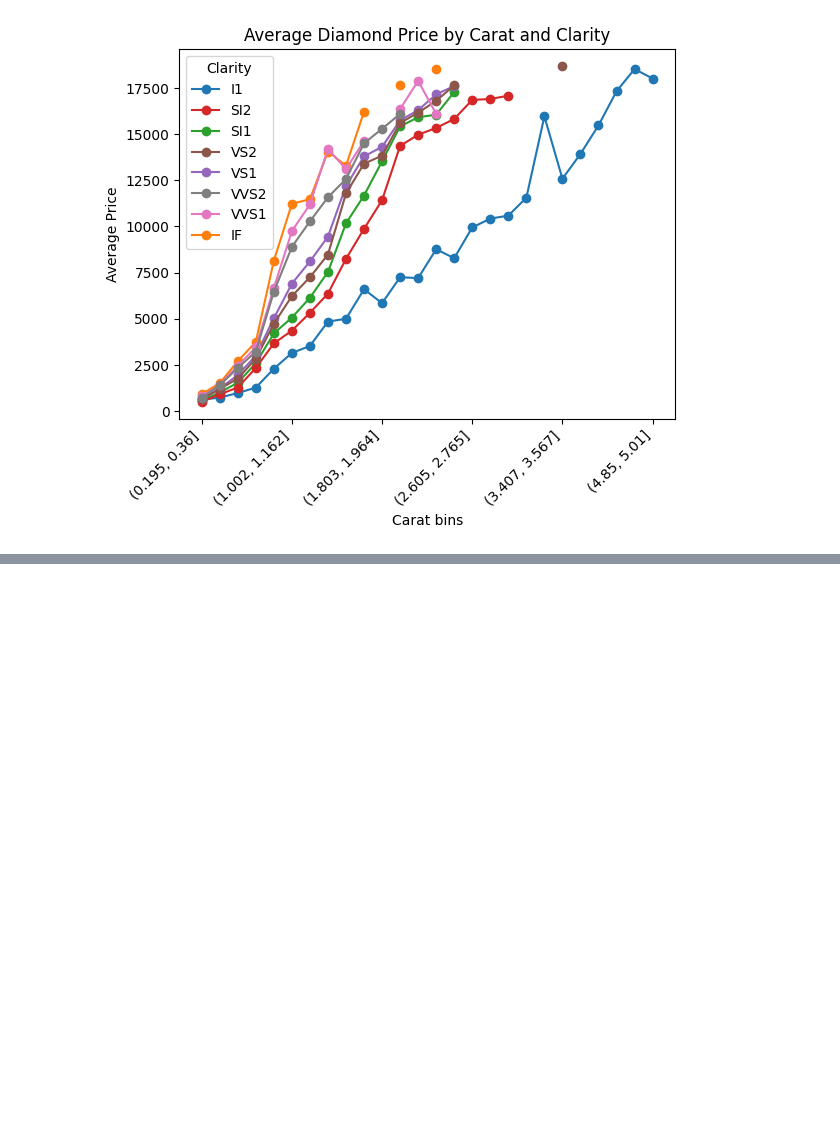
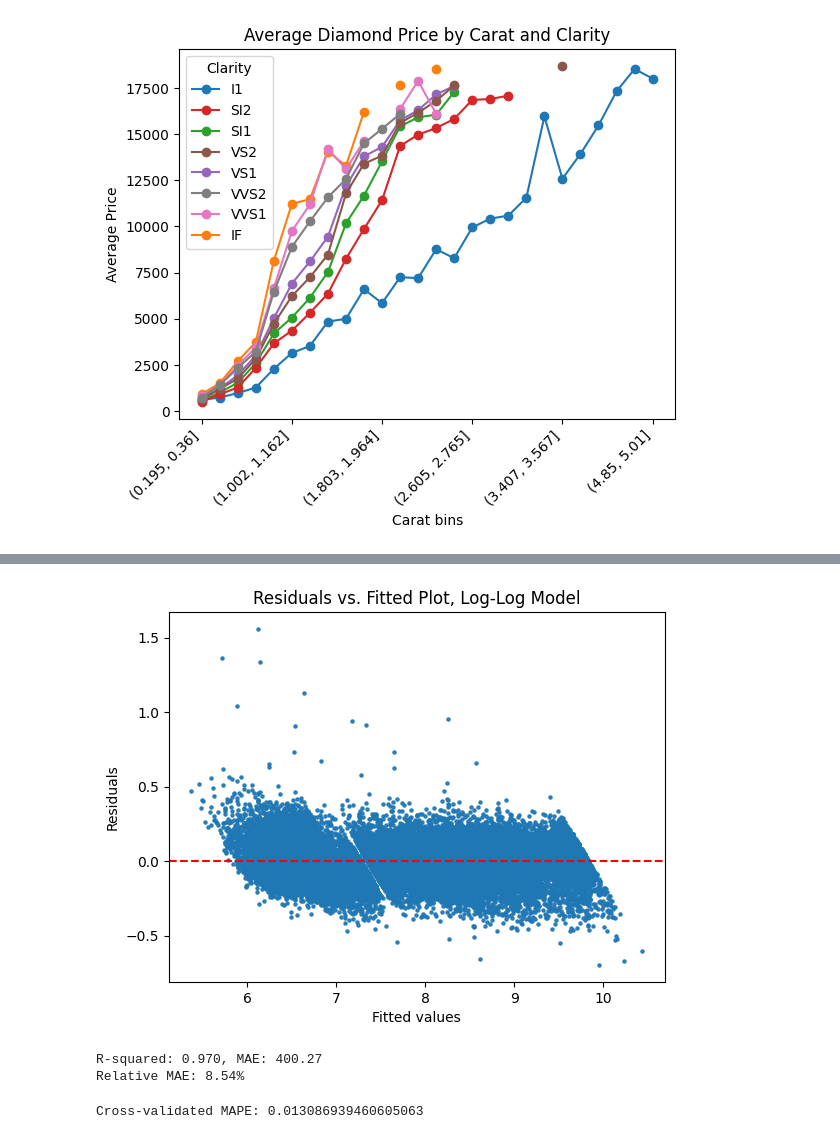
Before and after one commit to irisgracesev/DiamondsVis, a Jupyter notebook: DiamondVis.ipynb, the cells around one changed output, grey strips where cells are left out. Drawn from its saved outputs; the diff is of its cells as text; code cells hidden in the pictures; blank space fills up the shorter version.

```diff
--- a/DiamondVis.ipynb
+++ b/DiamondVis.ipynb
@@ -223,0 +263,7 @@ Text(0.5, 1.0, 'Average Diamond Price by Carat and Clarity')
+# %%
+dia_unique["log_price"] = np.log(dia_unique["price"])
+dia_unique["log_carat"] = np.log(dia_unique["carat"])
+
+loglog_mod = smf.ols("log_price ~ log_carat * C(clarity) * C(cut) * C(color)", data = dia_unique).fit()
+
+print(loglog_mod.summary())
@@ -223,0 +288,9 @@ Text(0.5, 1.0, 'Average Diamond Price by Carat and Clarity')
+# %%
+plt.scatter(loglog_mod.fittedvalues, loglog_mod.resid, s=5, alpha = 0.9)
+plt.axhline(0, color = 'red', linestyle = 'dashed')
+plt.xlabel("Fitted values")
+plt.ylabel("Residuals")
+plt.title("Residuals vs. Fitted Plot, Log-Log Model")
+plt.show()
+# %% [output]
+[figure, added]
@@ -223,0 +307,26 @@ Text(0.5, 1.0, 'Average Diamond Price by Carat and Clarity')
+# %%
+r2 = r2_score(dia_unique["price"], dia_unique["predicted_price"])
+mae = mean_absolute_error(dia_unique["price"], dia_unique["predicted_price"])
+
+print(f"R-squared: {r2:.3f}, MAE: {mae:0.2f}")
+
+relative_mae = mae / dia_unique["price"].mean()
+print(f"Relative MAE: {relative_mae:.2%}")
+# %% [output]
+R-squared: 0.970, MAE: 400.27
+Relative MAE: 8.54%
+# %%
+X = dia_unique[["log_carat", "cut", "clarity", "color"]]
+y = dia_unique["log_price"]
+
+X = pd.get_dummies(X, drop_first = True)
+model = LinearRegression()
+
+cv = KFold(n_splits = 5, shuffle = True, random_state = 42)
+scores = cross_val_score(model, X, y,
+                         scoring = make_scorer(mean_absolute_percentage_error),
+                         cv = cv)
+
+print("Cross-validated MAPE:", np.mean(scores))
+# %% [output]
+Cross-validated MAPE: 0.013086939460605063
```
Also changed, not shown: parts of 24 cells of this notebook.
